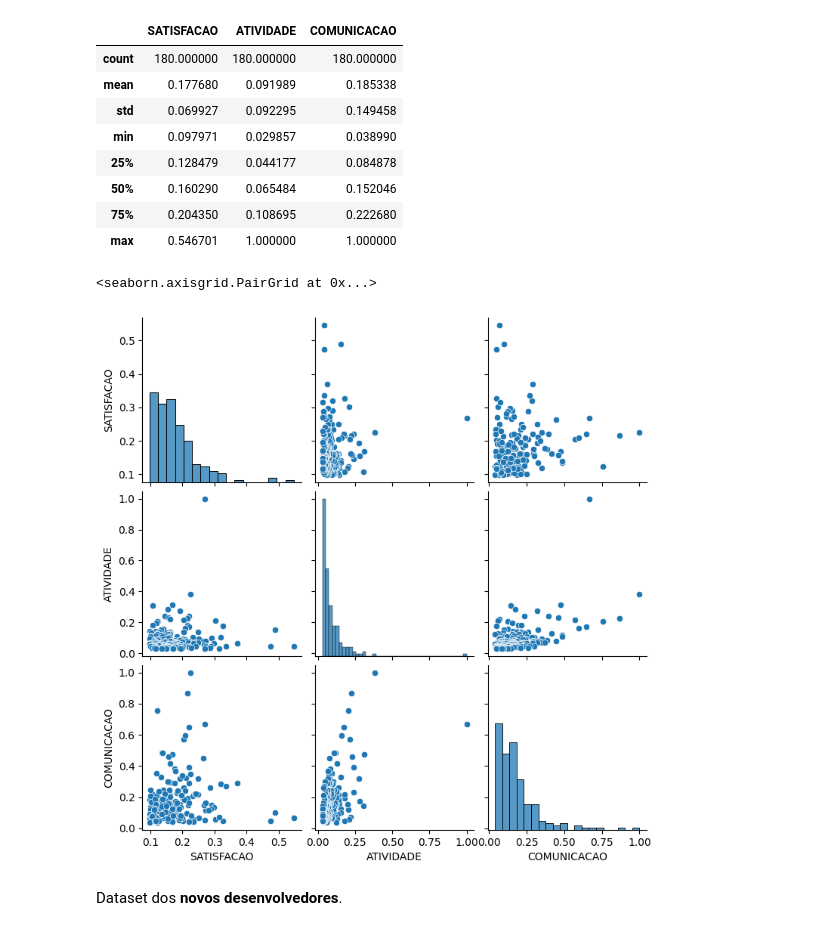
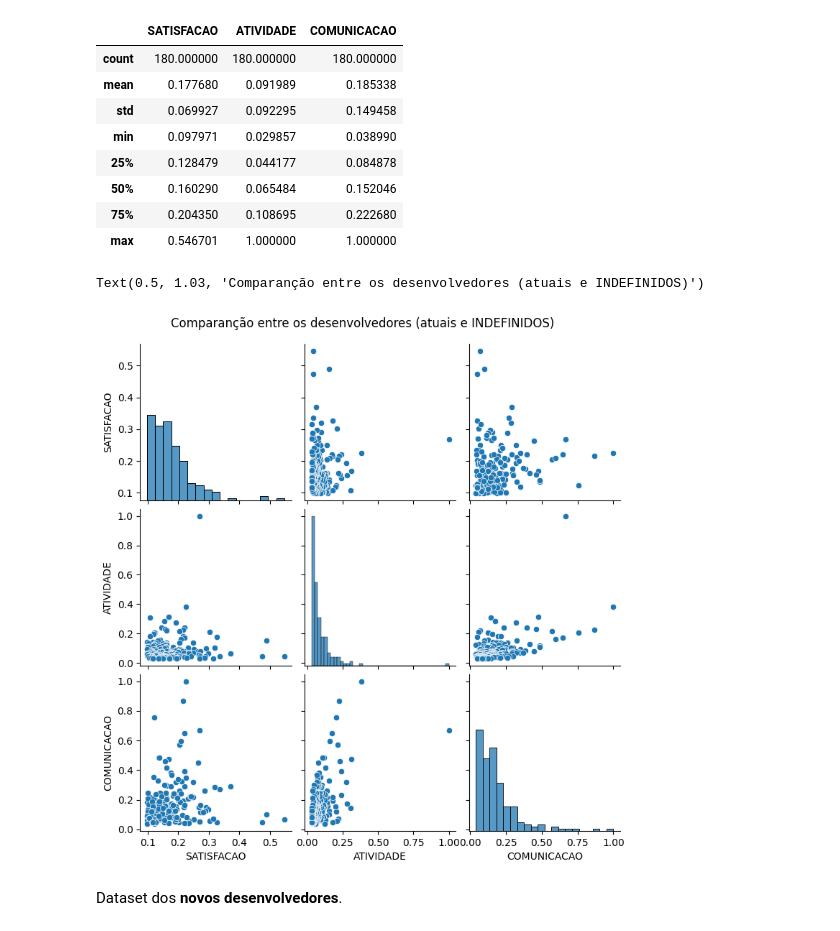
Before and after one commit to brucelucien/2023-notario-mba-tcc-dados-publicos, a Jupyter notebook: experimento.ipynb, the cells around one changed output. Cells and saved outputs as stored; diff of their text form; code cells hidden in the pictures.

```diff
--- a/experimento.ipynb
+++ b/experimento.ipynb
@@ -65,11 +65,12 @@ df.describe()
 | 50% | 0.160290 | 0.065484 | 0.152046 |
 | 75% | 0.204350 | 0.108695 | 0.222680 |
 | max | 0.546701 | 1.000000 | 1.000000 |
-# %%
-sns.pairplot(df[['SATISFACAO', 'ATIVIDADE', 'COMUNICACAO']])
-# %% [output]
-<seaborn.axisgrid.PairGrid at 0x...>
-[figure, removed]
+# %%
+g = sns.pairplot(df[['SATISFACAO', 'ATIVIDADE', 'COMUNICACAO']])
+g.fig.suptitle('Comparanção entre os desenvolvedores (atuais e INDEFINIDOS)', y=1.03)
+# %% [output]
+Text(0.5, 1.03, 'Comparanção entre os desenvolvedores (atuais e INDEFINIDOS)')
+[figure, added]
 # %% [markdown]
 Dataset dos **novos desenvolvedores**.
 # %%
```
Also changed, not shown: parts of 4 cells of this notebook, 3 other files.
